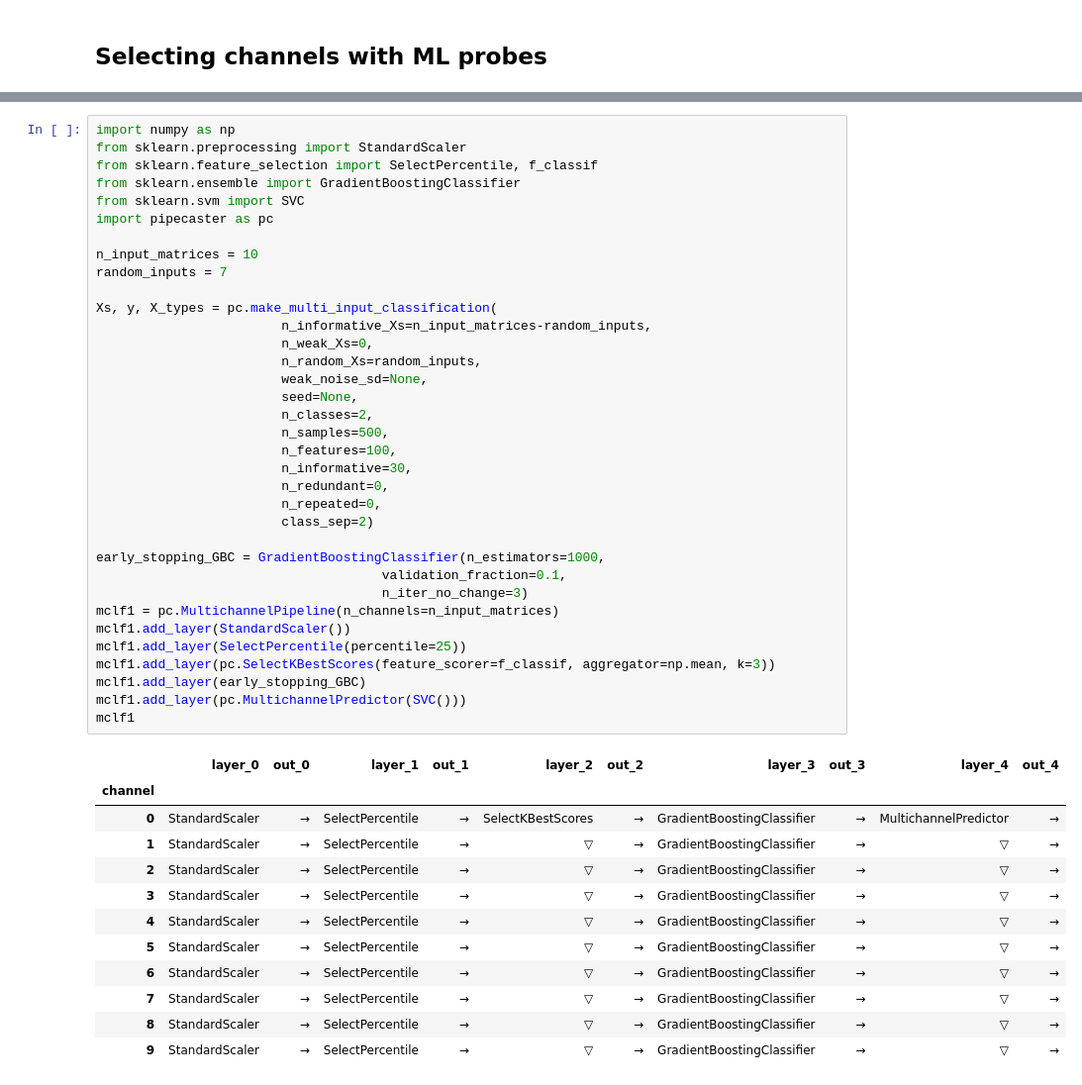
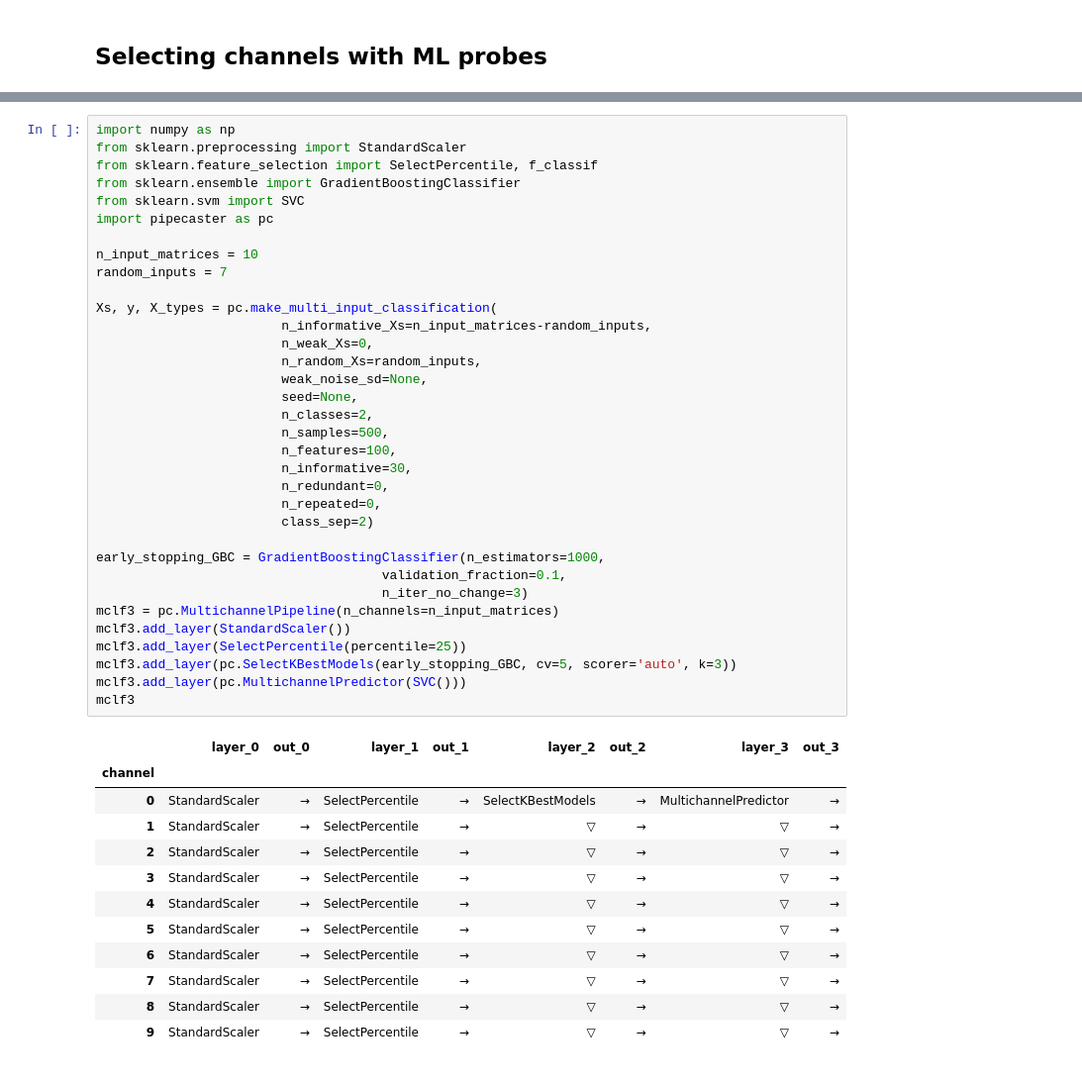
Before and after one commit to ajcallegari/scikit-multichannel, a Jupyter notebook: tutorial.ipynb, the cells around one changed output, grey strips where cells are left out. Shown: that part at 99% size. Saved outputs shown, nothing was run; the diff lists cells and outputs as text.

```diff
--- a/tutorial.ipynb
+++ b/tutorial.ipynb
@@ -277,48 +276,47 @@ The multichannel meta-predictor, **MultichannelPredictor**, then concatenates th
 # %%
 import numpy as np
 from sklearn.preprocessing import StandardScaler
 from sklearn.feature_selection import SelectPercentile, f_classif
 from sklearn.ensemble import GradientBoostingClassifier
 from sklearn.svm import SVC
 import pipecaster as pc
 
 n_input_matrices = 10
 random_inputs = 7
 
 Xs, y, X_types = pc.make_multi_input_classification(
                         n_informative_Xs=n_input_matrices-random_inputs,
                         n_weak_Xs=0,
                         n_random_Xs=random_inputs,
                         weak_noise_sd=None,
                         seed=None,
                         n_classes=2,
                         n_samples=500,
                         n_features=100,
                         n_informative=30,
                         n_redundant=0,
                         n_repeated=0,
                         class_sep=2)
 
 early_stopping_GBC = GradientBoostingClassifier(n_estimators=1000,
                                      validation_fraction=0.1,
                                      n_iter_no_change=3)
-mclf1 = pc.MultichannelPipeline(n_channels=n_input_matrices)
-mclf1.add_layer(StandardScaler())
-mclf1.add_layer(SelectPercentile(percentile=25))
-mclf1.add_layer(pc.SelectKBestScores(feature_scorer=f_classif, aggregator=np.mean, k=3))
-mclf1.add_layer(early_stopping_GBC)
-mclf1.add_layer(pc.MultichannelPredictor(SVC()))
-mclf1
+mclf3 = pc.MultichannelPipeline(n_channels=n_input_matrices)
+mclf3.add_layer(StandardScaler())
+mclf3.add_layer(SelectPercentile(percentile=25))
+mclf3.add_layer(pc.SelectKBestModels(early_stopping_GBC, cv=5, scorer='auto', k=3))
+mclf3.add_layer(pc.MultichannelPredictor(SVC()))
+mclf3
 # %% [output]
-|  | layer_0 | out_0 | layer_1 | out_1 | layer_2 | out_2 | layer_3 | out_3 | layer_4 | out_4 |
-| channel |  |  |  |  |  |  |  |  |  |  |
-| 0 | StandardScaler | → | SelectPercentile | → | SelectKBestScores | → | GradientBoostingClassifier | → | MultichannelPredictor | → |
-| 1 | StandardScaler | → | SelectPercentile | → | ▽ | → | GradientBoostingClassifier | → | ▽ | → |
-| 2 | StandardScaler | → | SelectPercentile | → | ▽ | → | GradientBoostingClassifier | → | ▽ | → |
-| 3 | StandardScaler | → | SelectPercentile | → | ▽ | → | GradientBoostingClassifier | → | ▽ | → |
-| 4 | StandardScaler | → | SelectPercentile | → | ▽ | → | GradientBoostingClassifier | → | ▽ | → |
-| 5 | StandardScaler | → | SelectPercentile | → | ▽ | → | GradientBoostingClassifier | → | ▽ | → |
-| 6 | StandardScaler | → | SelectPercentile | → | ▽ | → | GradientBoostingClassifier | → | ▽ | → |
-| 7 | StandardScaler | → | SelectPercentile | → | ▽ | → | GradientBoostingClassifier | → | ▽ | → |
-| 8 | StandardScaler | → | SelectPercentile | → | ▽ | → | GradientBoostingClassifier | → | ▽ | → |
-| 9 | StandardScaler | → | SelectPercentile | → | ▽ | → | GradientBoostingClassifier | → | ▽ | → |
+|  | layer_0 | out_0 | layer_1 | out_1 | layer_2 | out_2 | layer_3 | out_3 |
+| channel |  |  |  |  |  |  |  |  |
+| 0 | StandardScaler | → | SelectPercentile | → | SelectKBestModels | → | MultichannelPredictor | → |
+| 1 | StandardScaler | → | SelectPercentile | → | ▽ | → | ▽ | → |
+| 2 | StandardScaler | → | SelectPercentile | → | ▽ | → | ▽ | → |
+| 3 | StandardScaler | → | SelectPercentile | → | ▽ | → | ▽ | → |
+| 4 | StandardScaler | → | SelectPercentile | → | ▽ | → | ▽ | → |
+| 5 | StandardScaler | → | SelectPercentile | → | ▽ | → | ▽ | → |
+| 6 | StandardScaler | → | SelectPercentile | → | ▽ | → | ▽ | → |
+| 7 | StandardScaler | → | SelectPercentile | → | ▽ | → | ▽ | → |
+| 8 | StandardScaler | → | SelectPercentile | → | ▽ | → | ▽ | → |
+| 9 | StandardScaler | → | SelectPercentile | → | ▽ | → | ▽ | → |
```
Also changed, not shown: parts of 19 cells of this notebook, 3 other files.
